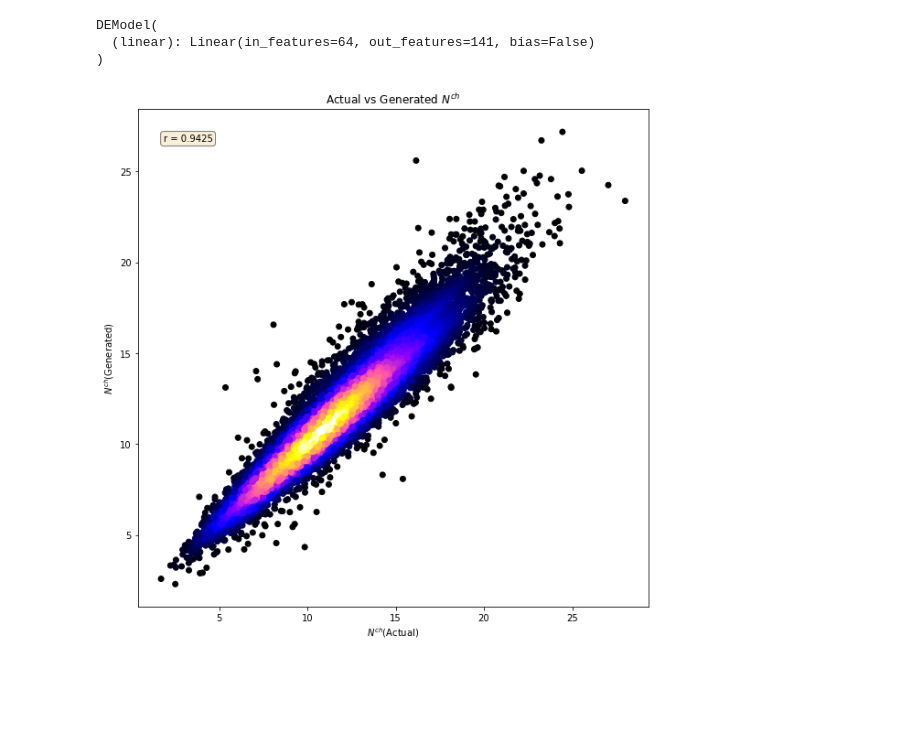
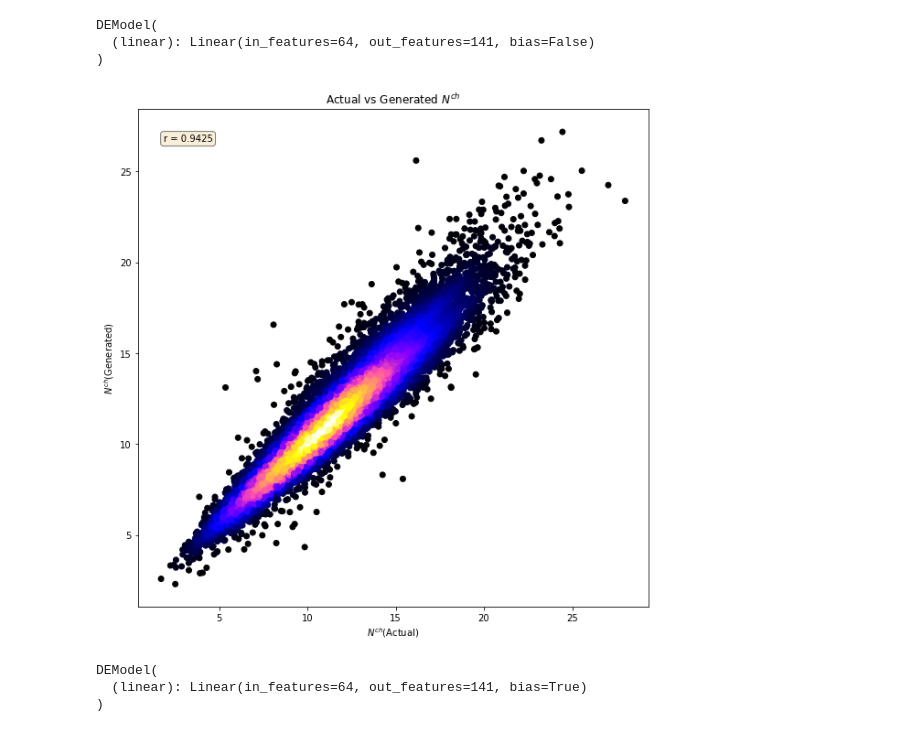
Before and after one commit to bboud/hydro-ml, a Jupyter notebook: hydroml/dE_detas_inference.ipynb, the cells around one changed output. Cells and saved outputs as stored; diff of their text form; code cells hidden in the pictures; blank space fills up the shorter version.

```diff
--- a/hydroml/dE_detas_inference.ipynb
+++ b/hydroml/dE_detas_inference.ipynb
@@ -25,33 +25,36 @@ bound_2 = -4.
 finals = []
 models = []
 
 import utils
 import plot
 import numpy as np
 
 # for i, data in enumerate(data_loader):
 #     if i >= limit:
 #         break
 #     dE_detas_initial = data[0].flatten()
 #     dNch_detas_final = data[1].flatten()
 #     output = dE_detas_model(dE_detas_initial.float())
 #
 #     _, dNch_detas_final_trim = utils.trim(dataset.final_eta, dNch_detas_final.numpy(), bound_1, bound_2)
 #     x_axis, output_trim = utils.trim(dataset.final_eta, output.detach().numpy(), bound_1, bound_2)
 #
 #     plot.plot_output(output_trim, dNch_detas_final_trim, x_axis)
 
 for i, data in enumerate(data_loader):
     dE_detas_initial = data[0].flatten()
     dNch_detas_final = data[1].flatten()
     output = dE_detas_model(dE_detas_initial.float())
 
     _, dNch_detas_final_trim = utils.trim(dataset.final_eta, dNch_detas_final.numpy(), bound_1, bound_2)
     x_axis, output_trim = utils.trim(dataset.final_eta, output.detach().numpy(), bound_1, bound_2)
 
-    finals.append( np.trapz(dNch_detas_final_trim, x_axis) )
-    models.append( np.trapz(output_trim, x_axis) )
+    integrated_final = np.trapz(dNch_detas_final_trim, x_axis)
+    integrated_output = np.trapz(output_trim, x_axis)
+
+    finals.append( integrated_final )
+    models.append( integrated_output )
 
 plot.plot_cc_graph(finals, models)
 # %% [output]
-[figure, old version]
+[figure, new version]
@@ -57,0 +67,8 @@ plot.plot_cc_graph(finals, models)
+# %%
+# If you haven't trained a model yet, please go to the file 'train_model.ipynb' first!
+dE_detas_model = torch.load('./dE_model_ztest.pt')
+dE_detas_model.eval()
+# %% [output]
+DEModel(
+  (linear): Linear(in_features=64, out_features=141, bias=True)
+)
```
Also changed, not shown: parts of 2 cells of this notebook, 2 other files.
